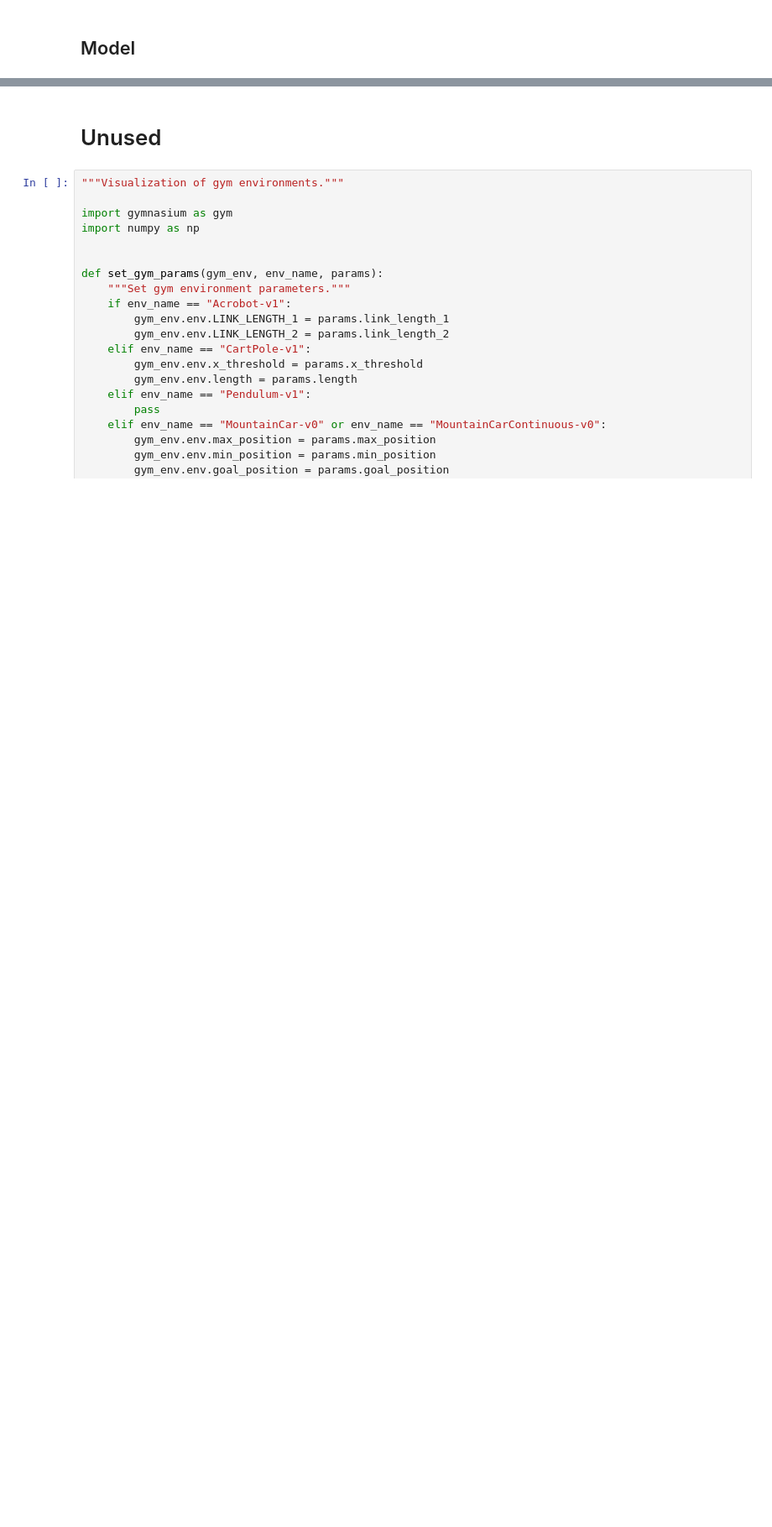
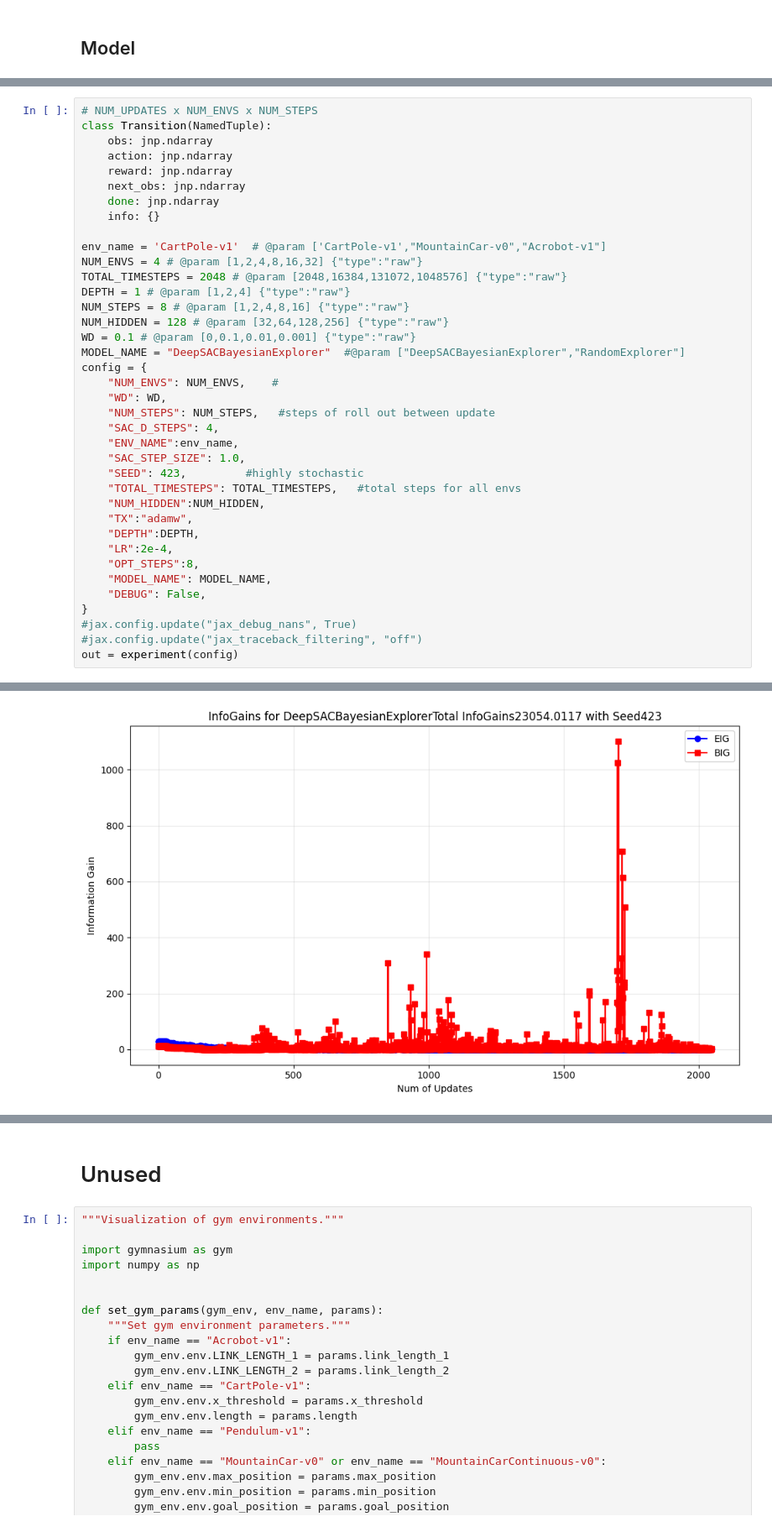
Before and after one commit to Dcyaprogrammer/UEWMIG, a Jupyter notebook: ExplorerDiscreteContinuousGymnax.ipynb, the cells around one changed output, grey strips where cells are left out. Shown at 84% size. Drawn from its saved outputs; the diff is of its cells as text; blank space fills up the shorter version.

```diff
--- a/ExplorerDiscreteContinuousGymnax.ipynb
+++ b/ExplorerDiscreteContinuousGymnax.ipynb
@@ -1254,0 +1310,39 @@ class IQL(object):
+# %%
+# NUM_UPDATES x NUM_ENVS x NUM_STEPS
+class Transition(NamedTuple):
+    obs: jnp.ndarray
+    action: jnp.ndarray
+    reward: jnp.ndarray
+    next_obs: jnp.ndarray
+    done: jnp.ndarray
+    info: {}
+
+env_name = 'CartPole-v1'  # @param ['CartPole-v1',"MountainCar-v0","Acrobot-v1"]
+NUM_ENVS = 4 # @param [1,2,4,8,16,32] {"type":"raw"}
+TOTAL_TIMESTEPS = 2048 # @param [2048,16384,131072,1048576] {"type":"raw"}
+DEPTH = 1 # @param [1,2,4] {"type":"raw"}
+NUM_STEPS = 8 # @param [1,2,4,8,16] {"type":"raw"}
+NUM_HIDDEN = 128 # @param [32,64,128,256] {"type":"raw"}
+WD = 0.1 # @param [0,0.1,0.01,0.001] {"type":"raw"}
+MODEL_NAME = "DeepSACBayesianExplorer"  #@param ["DeepSACBayesianExplorer","RandomExplorer"]
+config = {
+    "NUM_ENVS": NUM_ENVS,    #
+    "WD": WD,
+    "NUM_STEPS": NUM_STEPS,   #steps of roll out between update
+    "SAC_D_STEPS": 4,
+    "ENV_NAME":env_name,
+    "SAC_STEP_SIZE": 1.0,
+    "SEED": 423,         #highly stochastic
+    "TOTAL_TIMESTEPS": TOTAL_TIMESTEPS,   #total steps for all envs
+    "NUM_HIDDEN":NUM_HIDDEN,
+    "TX":"adamw",
+    "DEPTH":DEPTH,
+    "LR":2e-4,
+    "OPT_STEPS":8,
+    "MODEL_NAME": MODEL_NAME,
+    "DEBUG": False,
+}
+#jax.config.update("jax_debug_nans", True)
+#jax.config.update("jax_traceback_filtering", "off")
+out = experiment(config)
+# %% [output]
@@ -1254,0 +1353 @@ class IQL(object):
+[figure, added]
```
Also changed, not shown: parts of 21 cells of this notebook.
